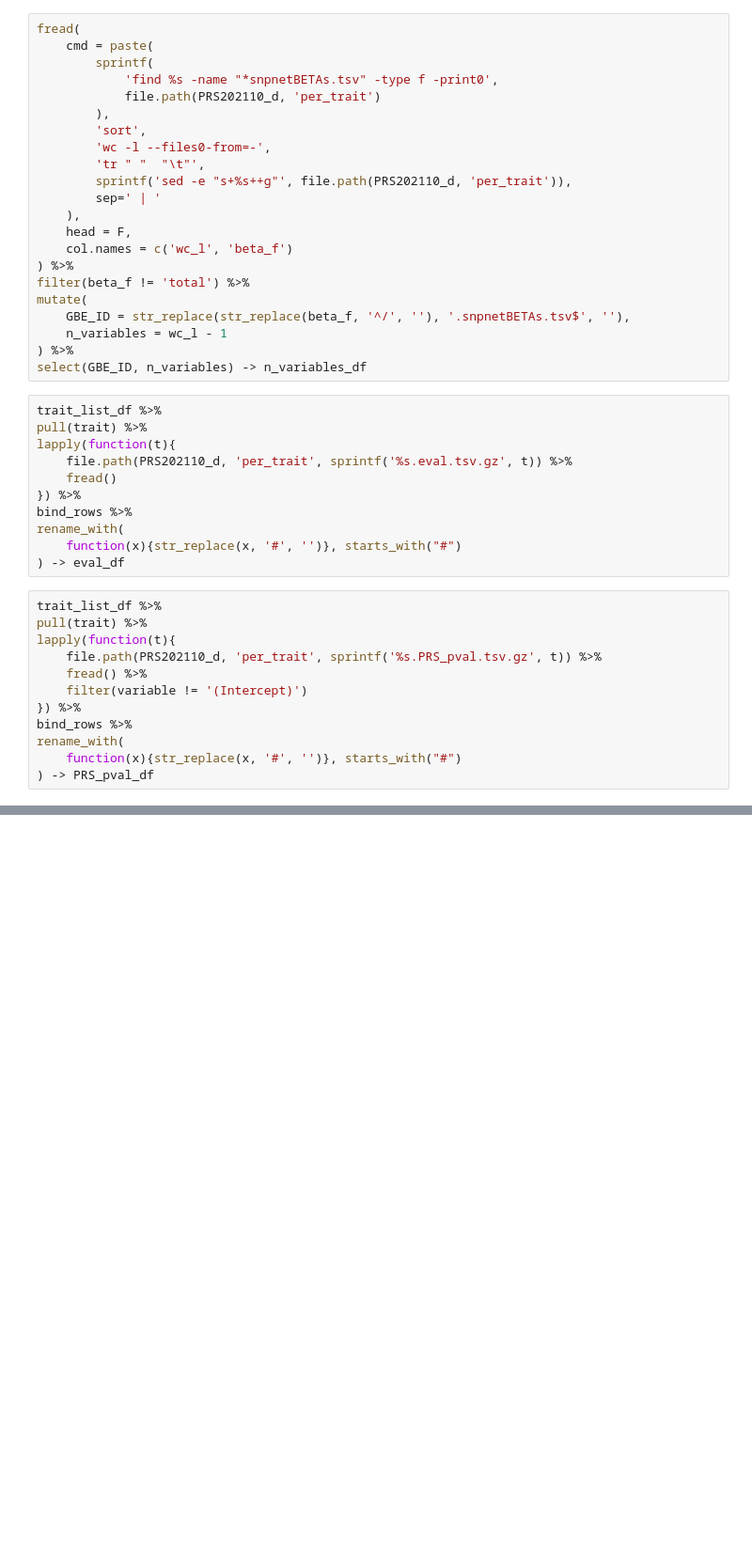
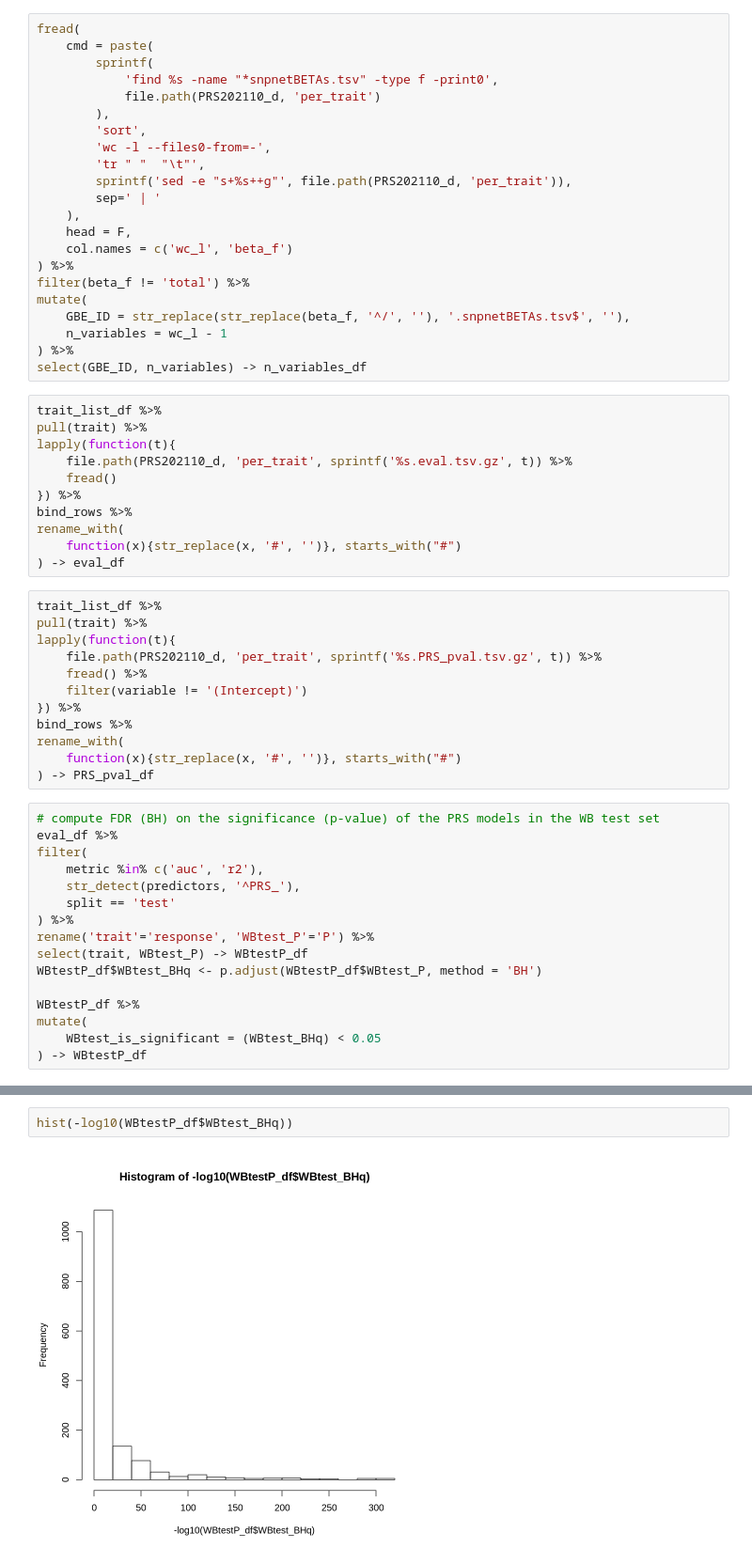
Before and after one commit to rivas-lab/PRS, a Jupyter notebook: src/20211028_freeze/5_aggregate.ipynb, the cells around one changed output, grey strips where cells are left out. Shown: that part at 94% size. Cells and saved outputs as stored; diff of their text form; blank space fills up the shorter version.

```diff
--- a/src/20211028_freeze/5_aggregate.ipynb
+++ b/src/20211028_freeze/5_aggregate.ipynb
@@ -56,3 +56,19 @@ bind_rows %>%
 rename_with(
     function(x){str_replace(x, '#', '')}, starts_with("#")
 ) -> PRS_pval_df
+# %%
+# compute FDR (BH) on the significance (p-value) of the PRS models in the WB test set
+eval_df %>%
+filter(
+    metric %in% c('auc', 'r2'),
+    str_detect(predictors, '^PRS_'),
+    split == 'test'
+) %>%
+rename('trait'='response', 'WBtest_P'='P') %>%
+select(trait, WBtest_P) -> WBtestP_df
+WBtestP_df$WBtest_BHq <- p.adjust(WBtestP_df$WBtest_P, method = 'BH')
+
+WBtestP_df %>%
+mutate(
+    WBtest_is_significant = (WBtest_BHq) < 0.05
+) -> WBtestP_df
@@ -165,0 +202,4 @@ A data.table: 35 × 11
+# %%
+hist(-log10(WBtestP_df$WBtest_BHq))
+# %% [output]
+[figure, added]
```
Also changed, not shown: parts of 19 cells of this notebook, 3 other files.
